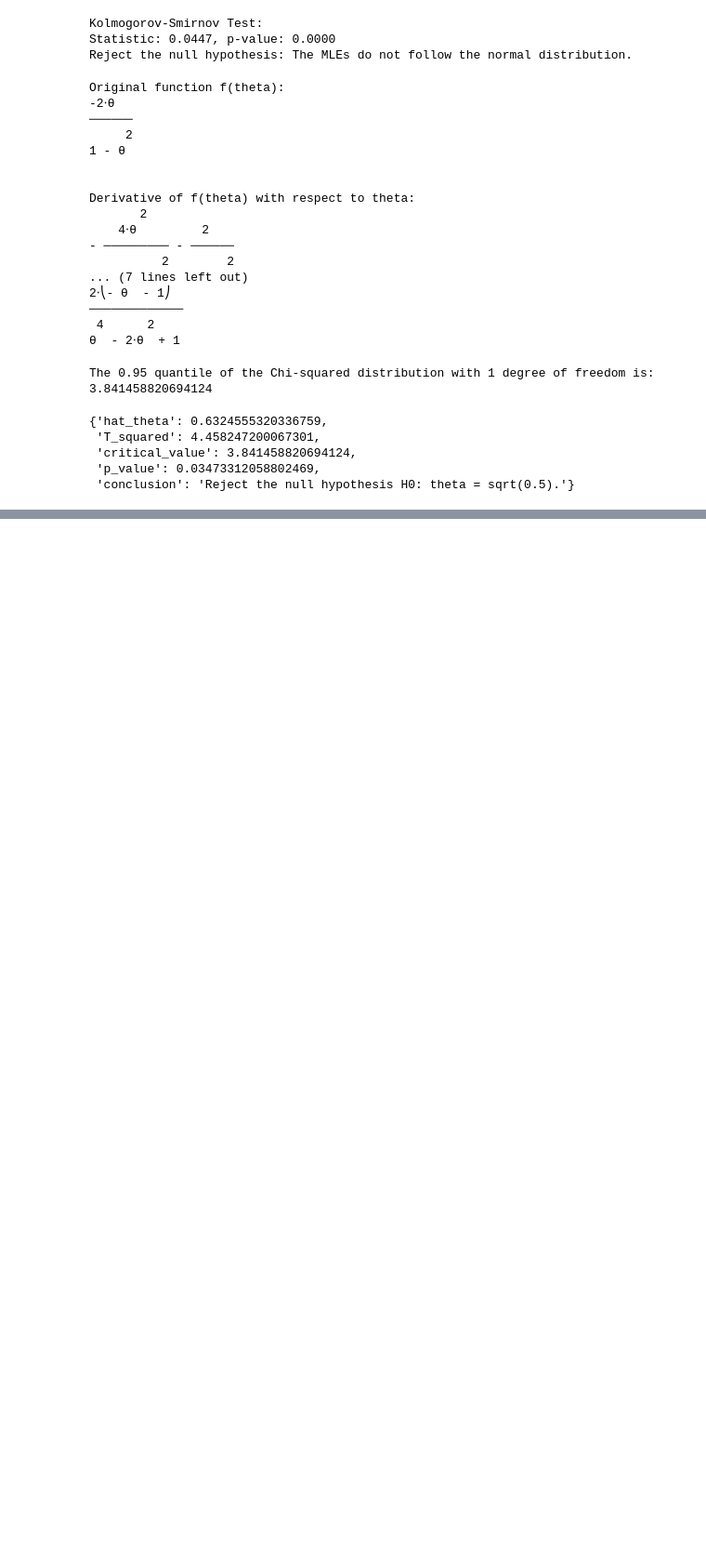
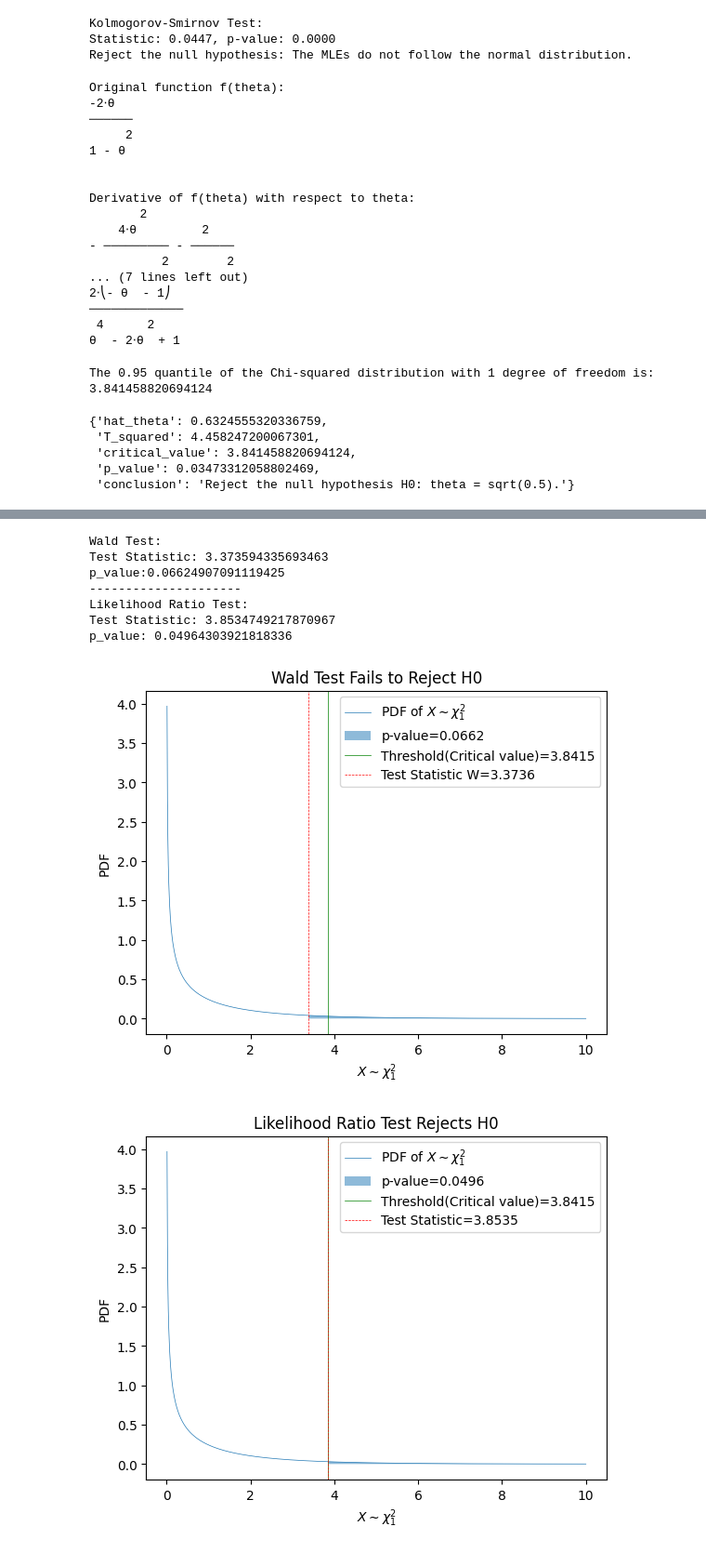
Before and after one commit to mariakesa/NeuroGarage, a Jupyter notebook: statistics_midterm.ipynb, the cells around one changed output, grey strips where cells are left out. Shown at 93% size. Saved outputs shown, nothing was run; the diff lists cells and outputs as text; code cells hidden in the pictures; blank space fills up the shorter version.

```diff
--- a/statistics_midterm.ipynb
+++ b/statistics_midterm.ipynb
@@ -186,0 +591,69 @@ wald_test_statistic(n, a=40, b=60)
+# %%
+# code for recitation problem
+from scipy.stats import chi2
+import matplotlib.pyplot as plt
+import numpy as np
+
+n = 100
+theta_hat = 2.45
+theta0 = 2
+alpha = 0.05
+
+# Wald Test
+w = n * (1/theta_hat) **2 * (theta_hat - theta0) ** 2
+p_value_w = 1- chi2.cdf(w, 1)
+print("Wald Test:")
+print(f"Test Statistic: {w}") # 3.373594335693463
+print(f"p_value:{p_value_w}") # 0.04964303921818336
+print("---------------------")
+
+# Likelihood Ratio Test
+l_theta_hat =  n * np.log(theta_hat) + (-theta_hat-1)*n/theta_hat
+l_theta0 = n * np.log(theta0) + (-theta0-1)*n/theta_hat
+t = 2*( l_theta_hat - l_theta0)
+p_value_lrt = 1- chi2.cdf(t, 1)
+print("Likelihood Ratio Test:")
+print(f"Test Statistic: {t}") # 3.8534749217870967
+print(f"p_value: {p_value_lrt}")
+
+# prepare to plot pdfs
+x = np.linspace(0, 10, 1000)
+df = 1
+critical_value = chi2.ppf(1-alpha, df)
+pdf = chi2.pdf(x, df=1)
+
+# plot wald test
+fig, ax = plt.subplots()
+ax.plot(x, pdf, linewidth=0.5, label="PDF of $X \\sim \\chi^2_1$")
+ax.fill_between(x, 0, pdf, where=(w<x), alpha=0.5, label=f"p-value={p_value_w:.4f}")
+ax.axvline(x=critical_value, linewidth=0.5, c='g', label=f"Threshold(Critical value)={critical_value:.4f}")
+ax.axvline(x=w, c="r", linewidth=0.5, label=f"Test Statistic W={w:.4f}", linestyle="--")
+ax.set_title("Wald Test Fails to Reject H0")
+ax.set_xlabel("$X \\sim \\chi^2_1$")
+ax.set_ylabel("PDF")
+ax.legend()
+fig.savefig("wald.png")
+
+# plot wald test
+fig, ax = plt.subplots()
+ax.plot(x, pdf, linewidth=0.5, label="PDF of $X \\sim \\chi^2_1$")
+ax.fill_between(x, 0, pdf, where=(t<x), alpha=0.5, label=f"p-value={p_value_lrt:.4f}")
+ax.axvline(x=critical_value, linewidth=0.5, c='g', label=f"Threshold(Critical value)={critical_value:.4f}")
+ax.axvline(x=t, c="r", linewidth=0.5, label=f"Test Statistic={t:.4f}", linestyle="--")
+ax.set_title("Likelihood Ratio Test Rejects H0")
+ax.set_xlabel("$X \\sim \\chi^2_1$")
+ax.set_ylabel("PDF")
+ax.legend()
+fig.savefig("lrt.png")
+
+plt.show()
+# %% [output]
+Wald Test:
+Test Statistic: 3.373594335693463
+p_value:0.06624907091119425
+---------------------
+Likelihood Ratio Test:
+Test Statistic: 3.8534749217870967
+p_value: 0.04964303921818336
+[figure, added]
+[figure, added]
```
Also changed, not shown: parts of 17 cells of this notebook, 12 other files.
